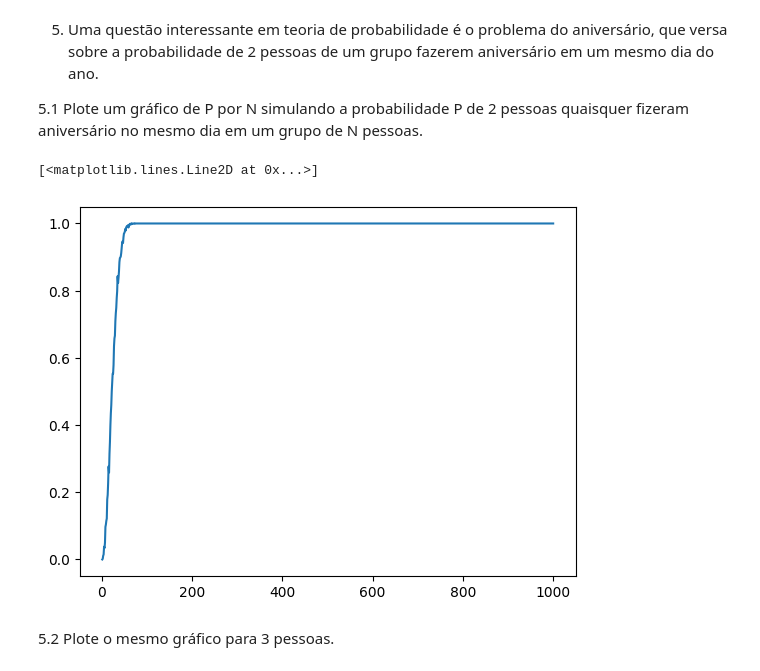
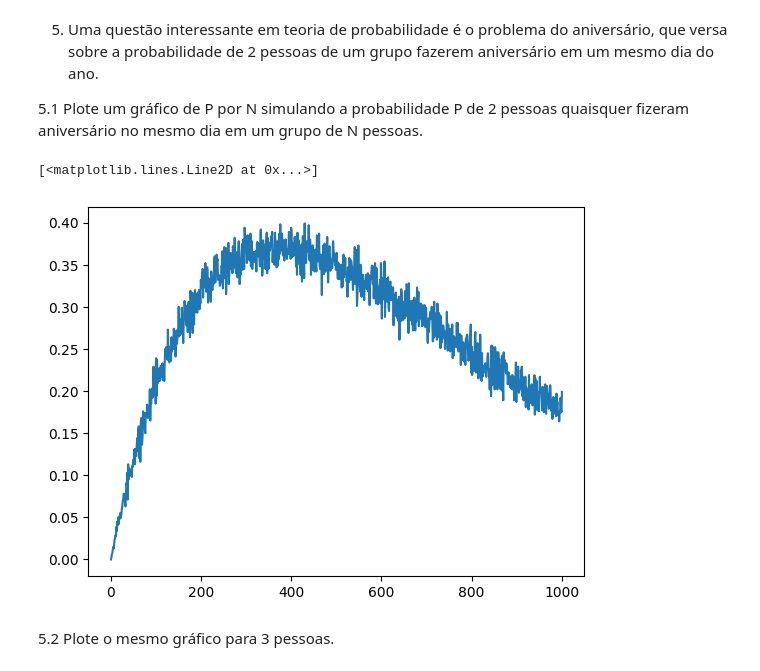
Before and after one commit to gventino/ModSimPractices, a Jupyter notebook: P1/P1.ipynb, the cells around one changed output. Saved outputs shown, nothing was run; the diff lists cells and outputs as text; code cells hidden in the pictures.

```diff
--- a/P1/P1.ipynb
+++ b/P1/P1.ipynb
@@ -133,23 +133,25 @@ print(tot)
 # %%
 import matplotlib.pyplot as plt
 import numpy as np
 
+qtd_pessoas = 2
 max_N = 1000
 num_simulations = 1000
 Ns = range(1, max_N + 1)
 probabilities = []
 
 for N in Ns:
     count = 0
     for _ in range(num_simulations):
         aniversarios = np.random.randint(1, 365, N)
-        if len(aniversarios) != len(set(aniversarios)):
+        rand = np.random.randint(0,N)
+        if len(aniversarios[aniversarios == aniversarios[rand]])==qtd_pessoas:
             count += 1
     probability = count / num_simulations
     probabilities.append(probability)
 plt.plot(Ns, probabilities)
 # %% [output]
 [<matplotlib.lines.Line2D at 0x...>]
-[figure, old version]
+[figure, new version]
 # %% [markdown]
 5.2 Plote o mesmo gráfico para 3 pessoas.
```
Also changed, not shown: parts of 1 cell of this notebook.
